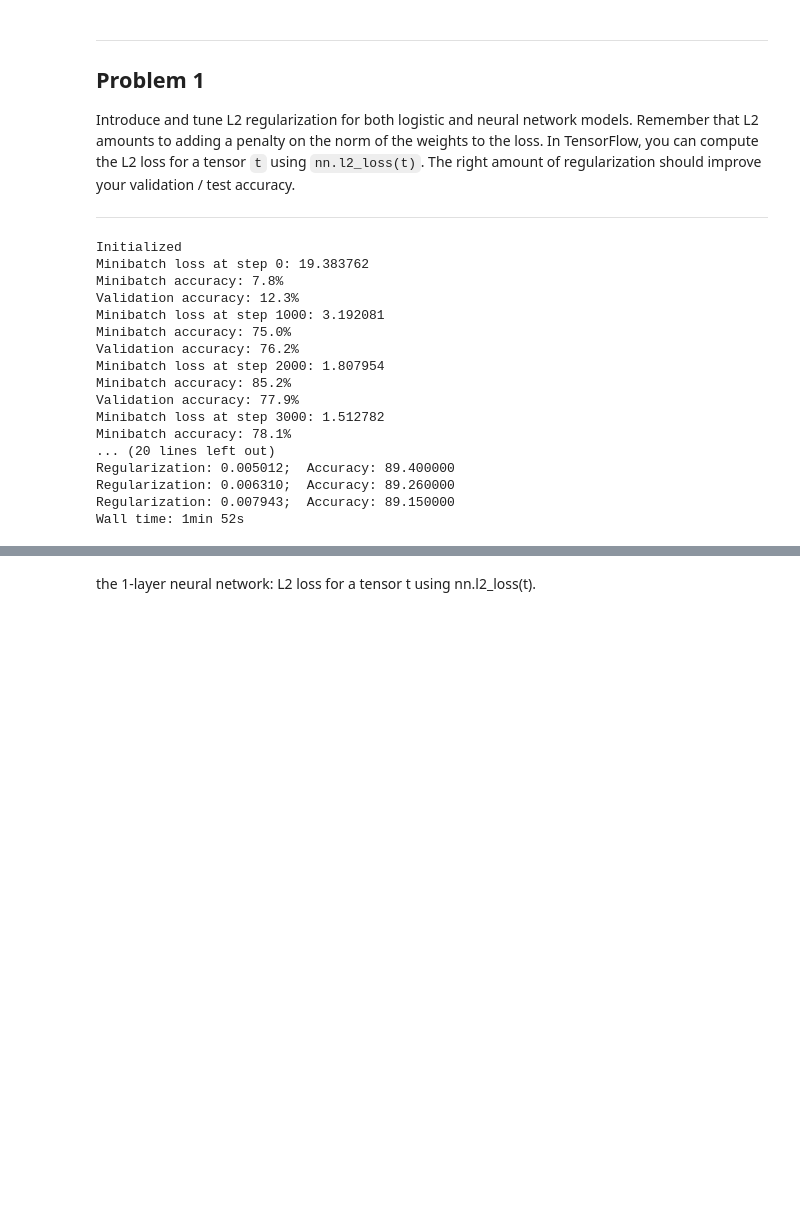
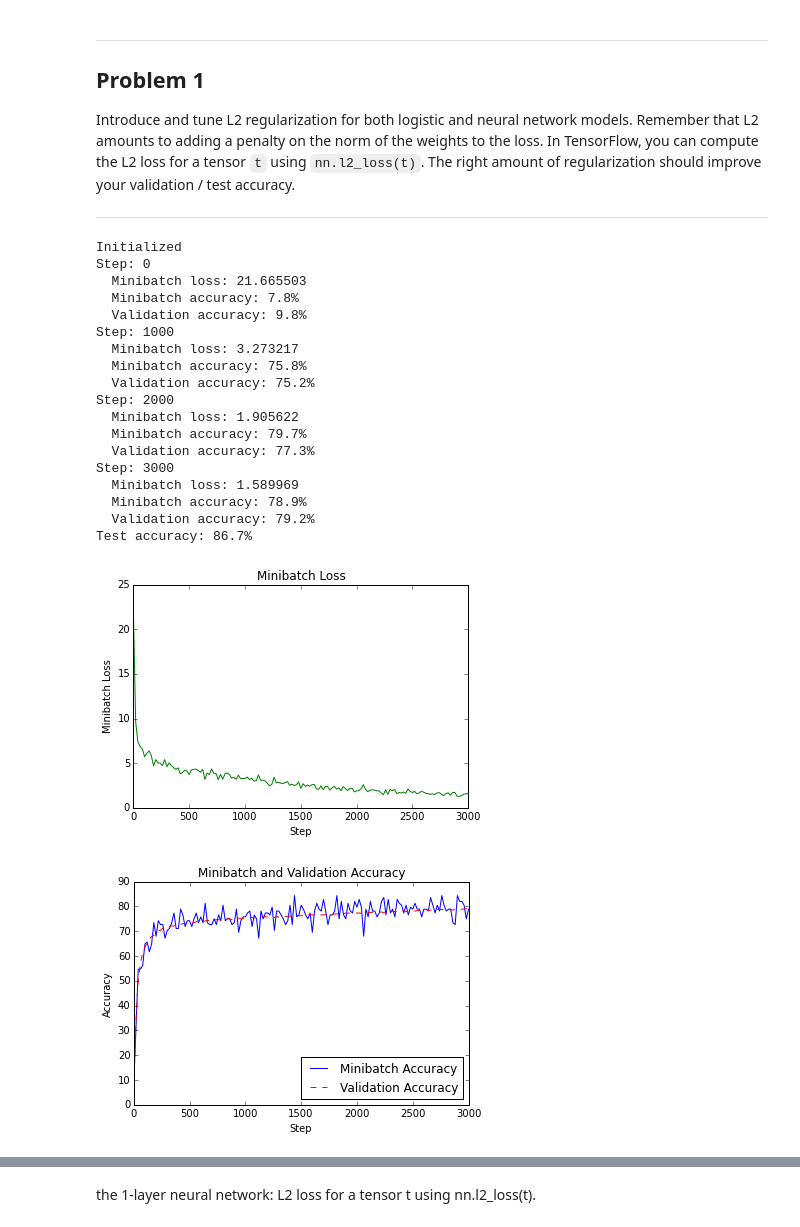
Before and after one commit to frankwwu/Udacity-Deep-Learning, a Jupyter notebook: 3_regularization.ipynb, the cells around one changed output, grey strips where cells are left out. Cells and saved outputs as stored; diff of their text form; code cells hidden in the pictures; blank space fills up the shorter version.

Commit message:
regularization

```diff
--- a/3_regularization.ipynb
+++ b/3_regularization.ipynb
@@ -74,3 +77,20 @@ Introduce and tune L2 regularization for both logistic and neural network models
+# %%
+def plot_results(steps, minibatch_loss, minibatch_acc, validation_acc):
+    # Plot minibatch loss
+    plt.plot(steps, minibatch_loss, 'g-')
+    plt.title('Minibatch Loss')
+    plt.xlabel('Step')
+    plt.ylabel('Minibatch Loss')
+    plt.show()
+
+    # Plot minibatch and aalidation accuracy
+    plt.plot(steps, minibatch_acc, 'b-', label='Minibatch Accuracy')
+    plt.plot(steps, validation_acc, 'r--', label='Validation Accuracy')
+    plt.title('Minibatch and Validation Accuracy')
+    plt.xlabel('Step')
+    plt.ylabel('Accuracy')
+    plt.legend(loc='lower right')
+    plt.show()
 # %%
 batch_size = 128
 def train_1(batch_size, num_steps):
@@ -91,7 +111,7 @@ def train_1(batch_size, num_steps):
       logits = tf.matmul(tf_train_dataset, weights) + biases
 
       with tf.name_scope('loss'):
-        loss = tf.reduce_mean(tf.nn.softmax_cross_entropy_with_logits(logits, tf_train_labels)) + beta_regul * tf.nn.l2_loss(weights)
+        loss = tf.reduce_mean(tf.nn.softmax_cross_entropy_with_logits(labels=tf_train_labels,logits=logits, )) + beta_regul * tf.nn.l2_loss(weights)
 
       with tf.name_scope('train'):
         train_step = tf.train.GradientDescentOptimizer(0.2).minimize(loss)
@@ -103,51 +123,66 @@ def train_1(batch_size, num_steps):
 
     with tf.Session(graph=graph) as session:
       tf.global_variables_initializer().run()
       print("Initialized")
+      minibatch_loss = []
+      minibatch_acc = []
+      validation_acc = []
+      eval_every = 20
       for step in range(num_steps):
         offset = (step * batch_size) % (train_labels.shape[0] - batch_size)
         batch_data = train_dataset[offset:(offset + batch_size), :]
         batch_labels = train_labels[offset:(offset + batch_size), :]
         feed_dict = {tf_train_dataset : batch_data, tf_train_labels : batch_labels, beta_regul : 1e-3}
         _, l, predictions = session.run(
           [train_step, loss, train_prediction], feed_dict=feed_dict)
-        if (step % 1000 == 0):
-          print("Minibatch loss at step %d: %f" % (step, l))
-          print("Minibatch accuracy: %.1f%%" % accuracy(predictions, batch_labels))
-          print("Validation accuracy: %.1f%%" % accuracy(
-            valid_prediction.eval(), valid_labels))
+        if (step % eval_every == 0):
+          minibatch_loss.append(l)
+          ma = accuracy(predictions, batch_labels)
+          minibatch_acc.append(ma)
+          va = accuracy(valid_prediction.eval(), valid_labels)
+          validation_acc.append(va)
+          if (step % 1000 == 0):
+            print("Step: %d" % step)
+            print("  Minibatch loss: %f" % l)
+            print("  Minibatch accuracy: %.1f%%" % ma)
+            print("  Validation accuracy: %.1f%%" % va)
       print("Test accuracy: %.1f%%" % accuracy(test_prediction.eval(), test_labels))
+      steps = range(0, num_steps, eval_every)
+      plot_results(steps, minibatch_loss, minibatch_acc, validation_acc)
 
     print("Regularization Test:")
     regul_val = [pow(10, i) for i in np.arange(-4, -2, 0.1)]
     for regul in regul_val:
       with tf.Session(graph=graph) as session:
         tf.global_variables_initializer().run()
         for step in range(num_steps):
           offset = (step * batch_size) % (train_labels.shape[0] - batch_size)
           batch_data = train_dataset[offset:(offset + batch_size), :]
           batch_labels = train_labels[offset:(offset + batch_size), :]
           feed_dict = {tf_train_dataset : batch_data, tf_train_labels : batch_labels, beta_regul : regul}
           _, l, predictions = session.run([train_step, loss, train_prediction], feed_dict=feed_dict)
         acc = accuracy(test_prediction.eval(), test_labels)
         print("Regularization: %f;  Accuracy: %f" % (regul, acc))
 
 %time train_1(128, 3001)
 # %% [output]
 Initialized
-Minibatch loss at step 0: 19.383762
-Minibatch accuracy: 7.8%
-Validation accuracy: 12.3%
-Minibatch loss at step 1000: 3.192081
-Minibatch accuracy: 75.0%
-Validation accuracy: 76.2%
-Minibatch loss at step 2000: 1.807954
-Minibatch accuracy: 85.2%
-Validation accuracy: 77.9%
-Minibatch loss at step 3000: 1.512782
-Minibatch accuracy: 78.1%
-... (20 lines left out)
-Regularization: 0.005012;  Accuracy: 89.400000
-Regularization: 0.006310;  Accuracy: 89.260000
-Regularization: 0.007943;  Accuracy: 89.150000
-Wall time: 1min 52s
+Step: 0
+  Minibatch loss: 21.665503
+  Minibatch accuracy: 7.8%
+  Validation accuracy: 9.8%
+Step: 1000
+  Minibatch loss: 3.273217
+  Minibatch accuracy: 75.8%
+  Validation accuracy: 75.2%
+Step: 2000
+  Minibatch loss: 1.905622
+  Minibatch accuracy: 79.7%
+  Validation accuracy: 77.3%
+Step: 3000
+  Minibatch loss: 1.589969
+  Minibatch accuracy: 78.9%
+  Validation accuracy: 79.2%
+Test accuracy: 86.7%
+[figure, added]
+[figure, added]
```
Also changed, not shown: parts of 12 cells of this notebook.
